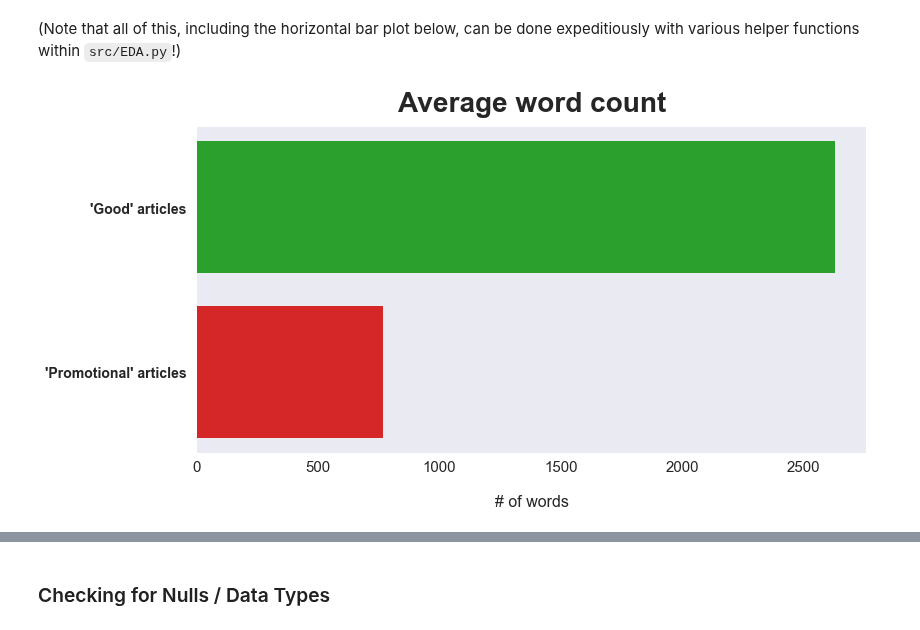
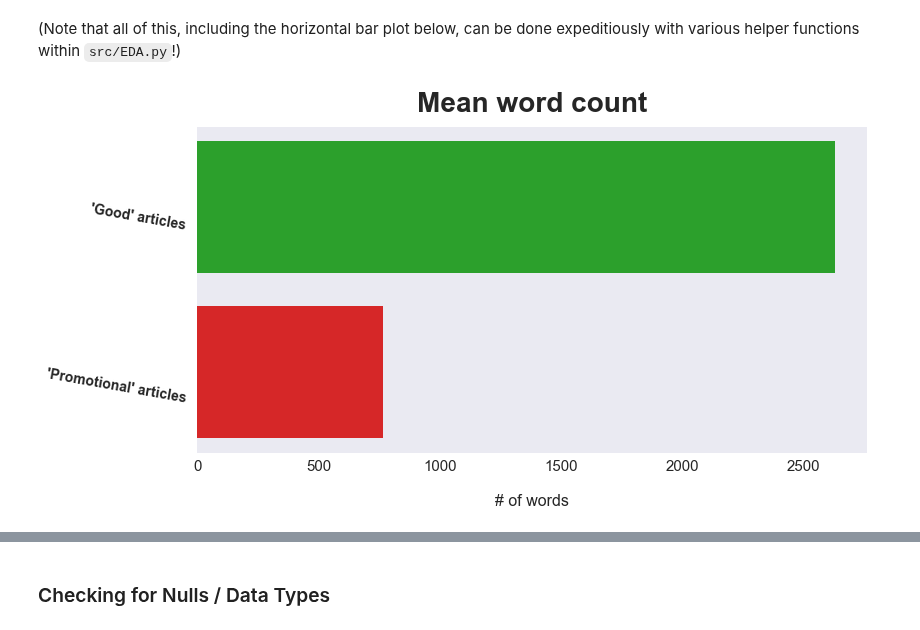
Before and after one commit to toastdeini/Wikipedia-article-quality, a Jupyter notebook: prep/Exploratory_Analysis.ipynb, the cells around one changed output, grey strips where cells are left out. Cells and saved outputs as stored; diff of their text form; code cells hidden in the pictures.

```diff
--- a/prep/Exploratory_Analysis.ipynb
+++ b/prep/Exploratory_Analysis.ipynb
@@ -188,12 +205,3 @@ split_words_good = df_good.text.str.split()
 split_words_promo = df_promo.text.str.split()
 # %% [markdown]
 We can then get the average word counts from each dataframe's `text` column with a simple `for` loop:
-# %%
-word_count_good = 0
-
-for article in split_words_good:
-    word_count_good += len(article)
-
-avg_words_good = word_count_good / len(split_words_good)
-
-print(avg_words_good)
@@ -202,9 +207,0 @@ print(avg_words_good)
-# %%
-word_count_promo = 0
-
-for article in split_words_promo:
-    word_count_promo += len(article)
-
-avg_words_promo = word_count_promo / len(split_words_promo)
-
-print(avg_words_promo)
@@ -212,0 +208,15 @@ print(avg_words_promo)
+# %%
+total_words_good = 0
+total_words_promo = 0
+
+for article in split_words_good:
+    total_words_good += len(article)
+
+for article in split_words_promo:
+    total_words_promo += len(article)
+
+mean_words_good = total_words_good / len(split_words_good)
+mean_words_promo = total_words_promo / len(split_words_promo)
+
+print(f"Mean number of words in a 'good' article: {mean_words_good:.0f}")
+print(f"Mean number of words in a 'promotional' article: {mean_words_promo:.0f}")
@@ -233,27 +270,27 @@ plt.style.use('seaborn-dark')
 # %%
-# Visualization of average lengths
+# Visualization of mean lengths
 fig, ax = plt.subplots(figsize=(12, 6))
 
 plt.xticks(fontsize=15)
 plt.yticks(fontsize=14, fontweight='bold')
-ax.tick_params(axis='y', which='major', pad=10)
+ax.tick_params(axis='y', which='major', pad=10, rotation=-10)
 ax.tick_params(axis='x', which='major', pad=7)
 
 
 ax.barh(y=["'Promotional' articles", "'Good' articles"],
-        width=(avg_words_promo, avg_words_good),
+        width=(mean_words_promo, mean_words_good),
         color=['tab:red', 'tab:green'])
 
-ax.set_title("Average word count",
+ax.set_title("Mean word count",
              pad=15,
              fontsize=28,
              fontweight='bold')
 ax.set_xlabel("# of words",
               labelpad=20,
               fontsize=16);
 
 # fig.savefig(fname='../images/avg_word_count.png',
 #             dpi=600,
 #             bbox_inches='tight')
 # %% [output]
-[figure, old version]
+[figure, new version]
```
Also changed, not shown: parts of 19 cells of this notebook, 2 other files.
